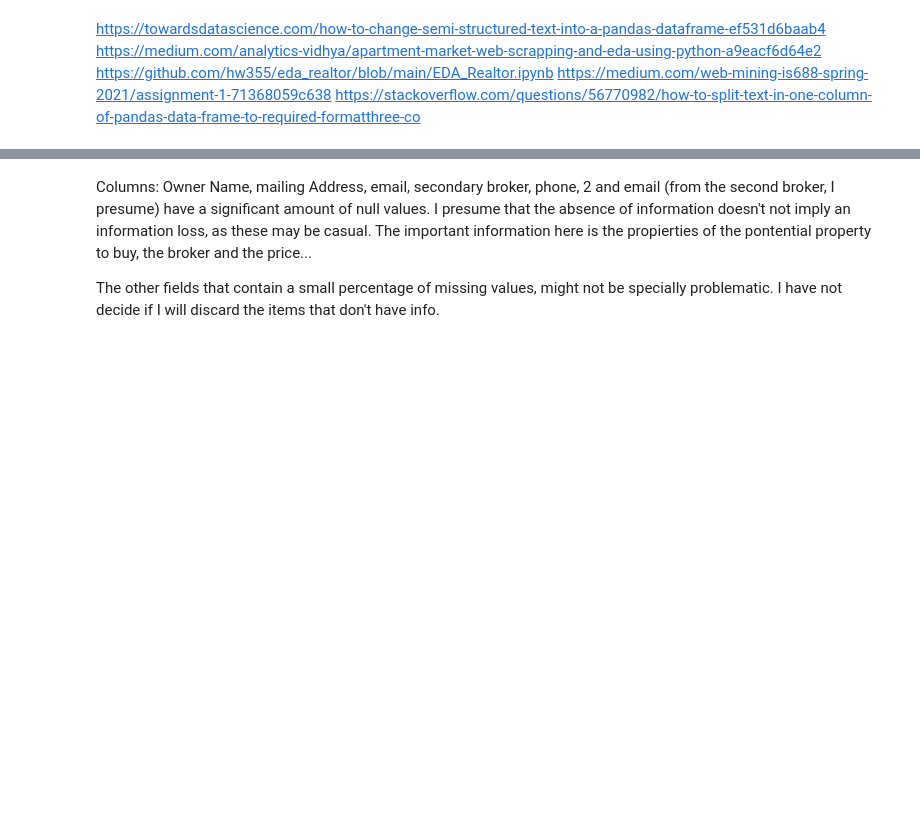
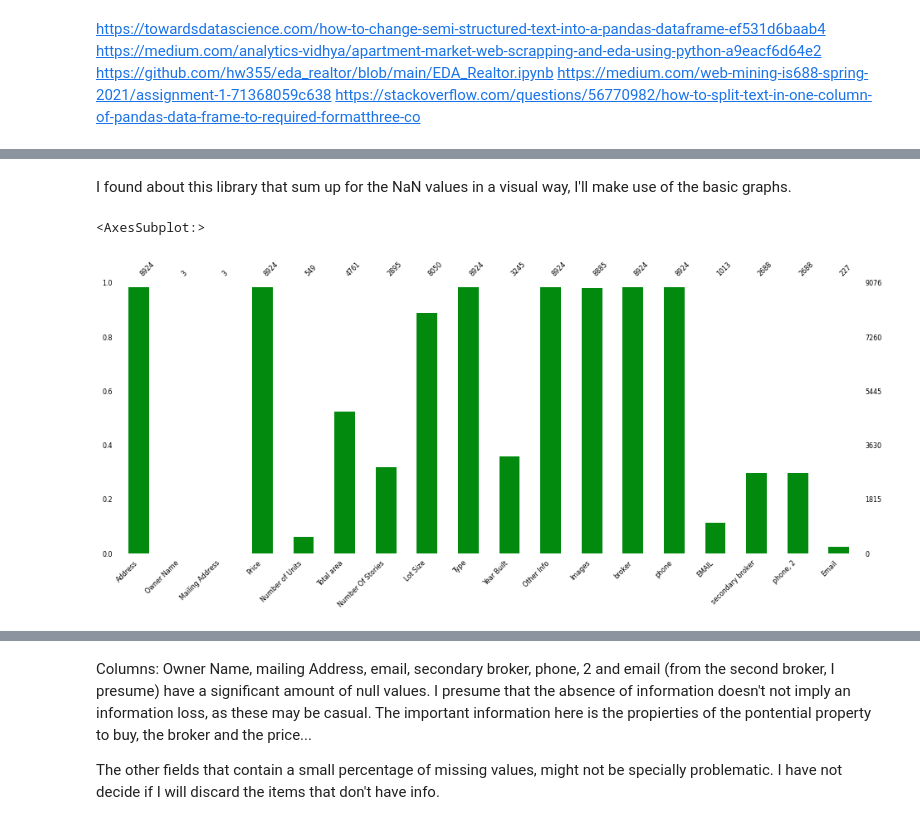
Before and after one commit to marencc/pyladies_vienna_data_course, a Jupyter notebook: eda_project/eda_project_19may.ipynb, the cells around one changed output, grey strips where cells are left out. Saved outputs shown, nothing was run; the diff lists cells and outputs as text; code cells hidden in the pictures; blank space fills up the shorter version.

```diff
--- a/eda_project/eda_project_19may.ipynb
+++ b/eda_project/eda_project_19may.ipynb
@@ -73,13 +136,18 @@ np.round((realstatefilled.isna().sum() / realstatefilled.shape[0]) * 100, 2)
+# %% [markdown]
+I found about this library that sum up for the NaN values in a visual way, I'll make use of the basic graphs.
 # %%
-missingValueColumns = realstatefilled.columns[realstatefilled.isnull().any()].tolist()
-#msno.bar(realstatefilled[missingValueColumns],
+missingValueColumns = realstatefilled.columns[realstatefilled.isnull().any()].tolist() #slicing to plot only the columns that have missing values,
+msno.bar(realstatefilled[missingValueColumns],
+         figsize=(16,6),
+         color="#028A0F",
+         fontsize=8,
+         labels=True)
+#msno.bar(realstatefilled,
 #         figsize=(16,6),
 #         color="#028A0F",
 #         fontsize=8,
 #         labels=True)
-msno.bar(realstatefilled,
-         figsize=(16,6),
-         color="#028A0F",
-         fontsize=8,
-         labels=True)
+# %% [output]
+<AxesSubplot:>
+[figure, added]
 # %%
```
Also changed, not shown: parts of 21 cells of this notebook.
